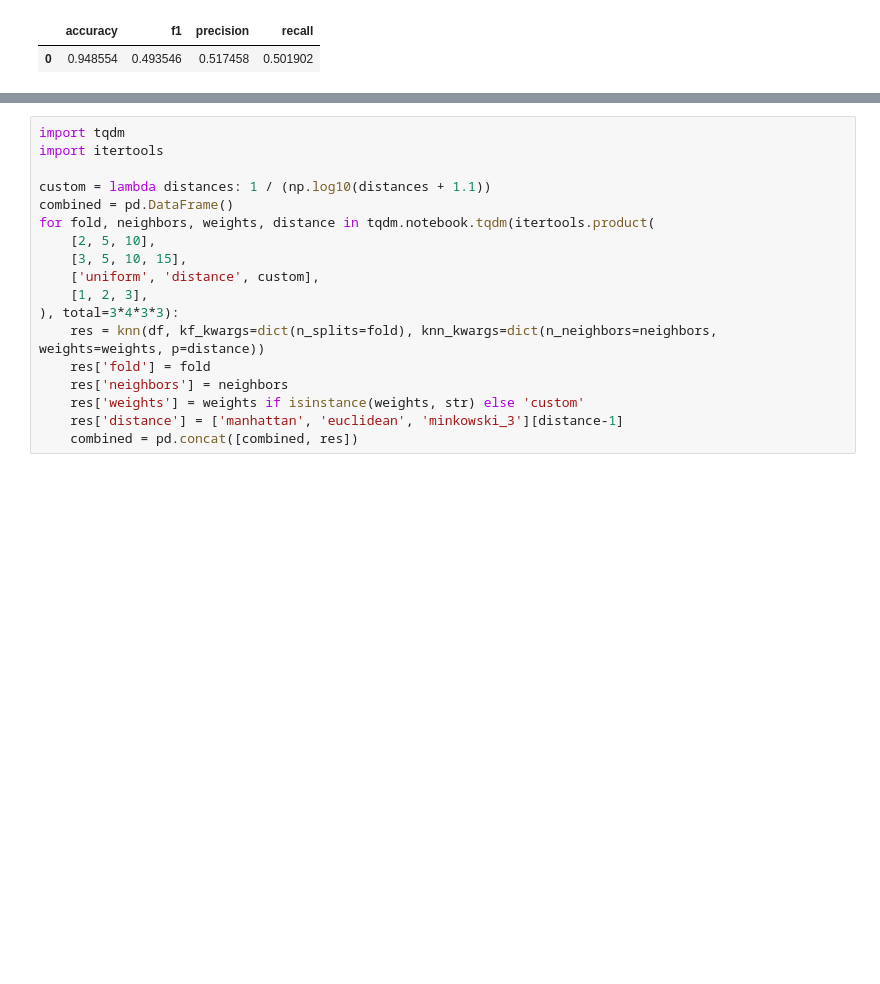
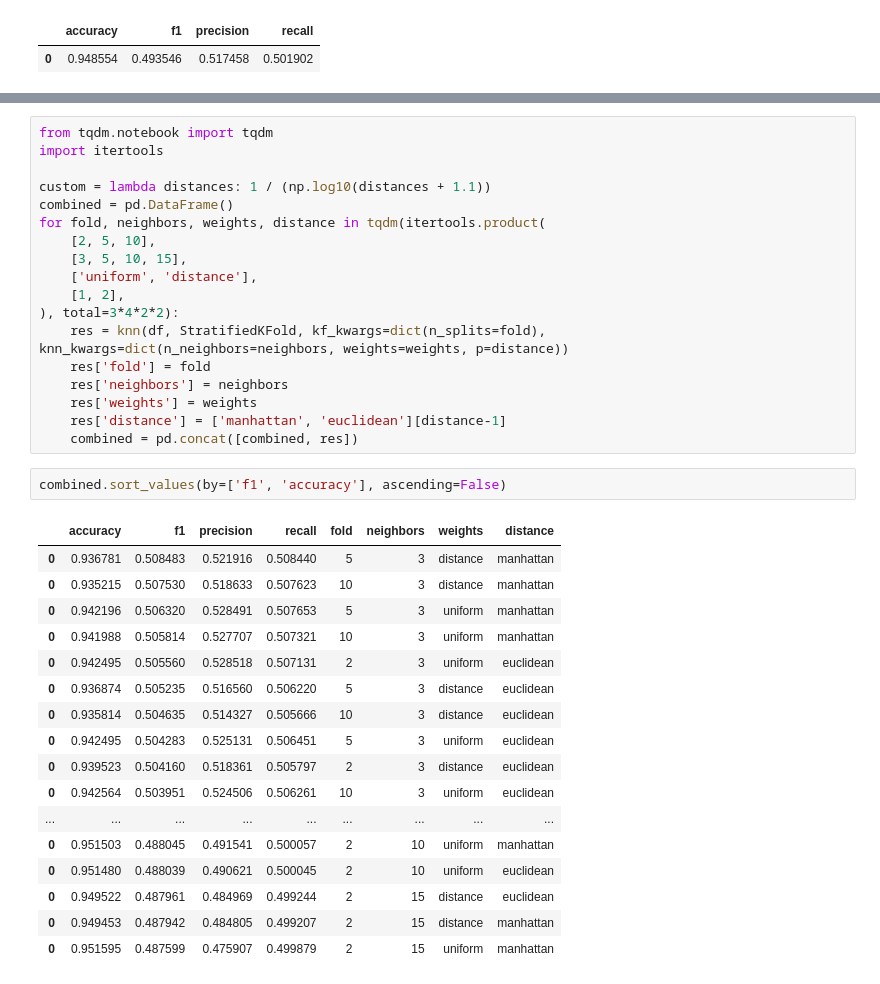
Before and after one commit to KamilMatejuk/Articles, a Jupyter notebook: Machine Learning/01. Nearest Neighbour Classifier explained/main.ipynb, the cells around one changed output, grey strips where cells are left out. Cells and saved outputs as stored; diff of their text form; blank space fills up the shorter version.

```diff
--- a/Machine Learning/01. Nearest Neighbour Classifier explained/main.ipynb
+++ b/Machine Learning/01. Nearest Neighbour Classifier explained/main.ipynb
@@ -104,18 +137,38 @@ plt.show()
 # %%
-import tqdm
+from tqdm.notebook import tqdm
 import itertools
 
 custom = lambda distances: 1 / (np.log10(distances + 1.1))
 combined = pd.DataFrame()
-for fold, neighbors, weights, distance in tqdm.notebook.tqdm(itertools.product(
+for fold, neighbors, weights, distance in tqdm(itertools.product(
     [2, 5, 10],
     [3, 5, 10, 15],
-    ['uniform', 'distance', custom],
-    [1, 2, 3],
-), total=3*4*3*3):
-    res = knn(df, kf_kwargs=dict(n_splits=fold), knn_kwargs=dict(n_neighbors=neighbors, weights=weights, p=distance))
+    ['uniform', 'distance'],
+    [1, 2],
+), total=3*4*2*2):
+    res = knn(df, StratifiedKFold, kf_kwargs=dict(n_splits=fold), knn_kwargs=dict(n_neighbors=neighbors, weights=weights, p=distance))
     res['fold'] = fold
     res['neighbors'] = neighbors
-    res['weights'] = weights if isinstance(weights, str) else 'custom'
-    res['distance'] = ['manhattan', 'euclidean', 'minkowski_3'][distance-1]
+    res['weights'] = weights
+    res['distance'] = ['manhattan', 'euclidean'][distance-1]
     combined = pd.concat([combined, res])
+# %%
+combined.sort_values(by=['f1', 'accuracy'], ascending=False)
+# %% [output]
+|  | accuracy | f1 | precision | recall | fold | neighbors | weights | distance |
+| 0 | 0.936781 | 0.508483 | 0.521916 | 0.508440 | 5 | 3 | distance | manhattan |
+| 0 | 0.935215 | 0.507530 | 0.518633 | 0.507623 | 10 | 3 | distance | manhattan |
+| 0 | 0.942196 | 0.506320 | 0.528491 | 0.507653 | 5 | 3 | uniform | manhattan |
+| 0 | 0.941988 | 0.505814 | 0.527707 | 0.507321 | 10 | 3 | uniform | manhattan |
+| 0 | 0.942495 | 0.505560 | 0.528518 | 0.507131 | 2 | 3 | uniform | euclidean |
+| 0 | 0.936874 | 0.505235 | 0.516560 | 0.506220 | 5 | 3 | distance | euclidean |
+| 0 | 0.935814 | 0.504635 | 0.514327 | 0.505666 | 10 | 3 | distance | euclidean |
+| 0 | 0.942495 | 0.504283 | 0.525131 | 0.506451 | 5 | 3 | uniform | euclidean |
+| 0 | 0.939523 | 0.504160 | 0.518361 | 0.505797 | 2 | 3 | distance | euclidean |
+| 0 | 0.942564 | 0.503951 | 0.524506 | 0.506261 | 10 | 3 | uniform | euclidean |
+| ... | ... | ... | ... | ... | ... | ... | ... | ... |
+| 0 | 0.951503 | 0.488045 | 0.491541 | 0.500057 | 2 | 10 | uniform | manhattan |
+| 0 | 0.951480 | 0.488039 | 0.490621 | 0.500045 | 2 | 10 | uniform | euclidean |
+| 0 | 0.949522 | 0.487961 | 0.484969 | 0.499244 | 2 | 15 | distance | euclidean |
+| 0 | 0.949453 | 0.487942 | 0.484805 | 0.499207 | 2 | 15 | distance | manhattan |
+| 0 | 0.951595 | 0.487599 | 0.475907 | 0.499879 | 2 | 15 | uniform | manhattan |
```
Also changed, not shown: parts of 8 cells of this notebook, 5 other files.
